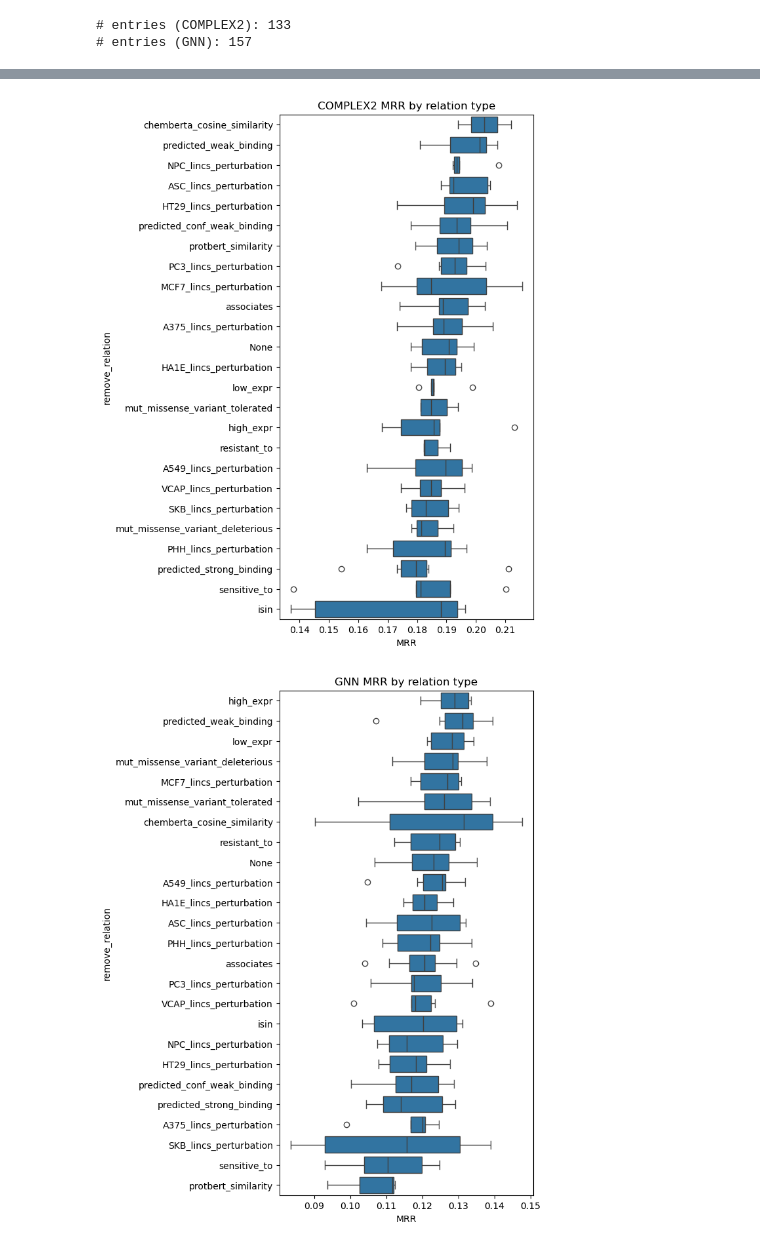
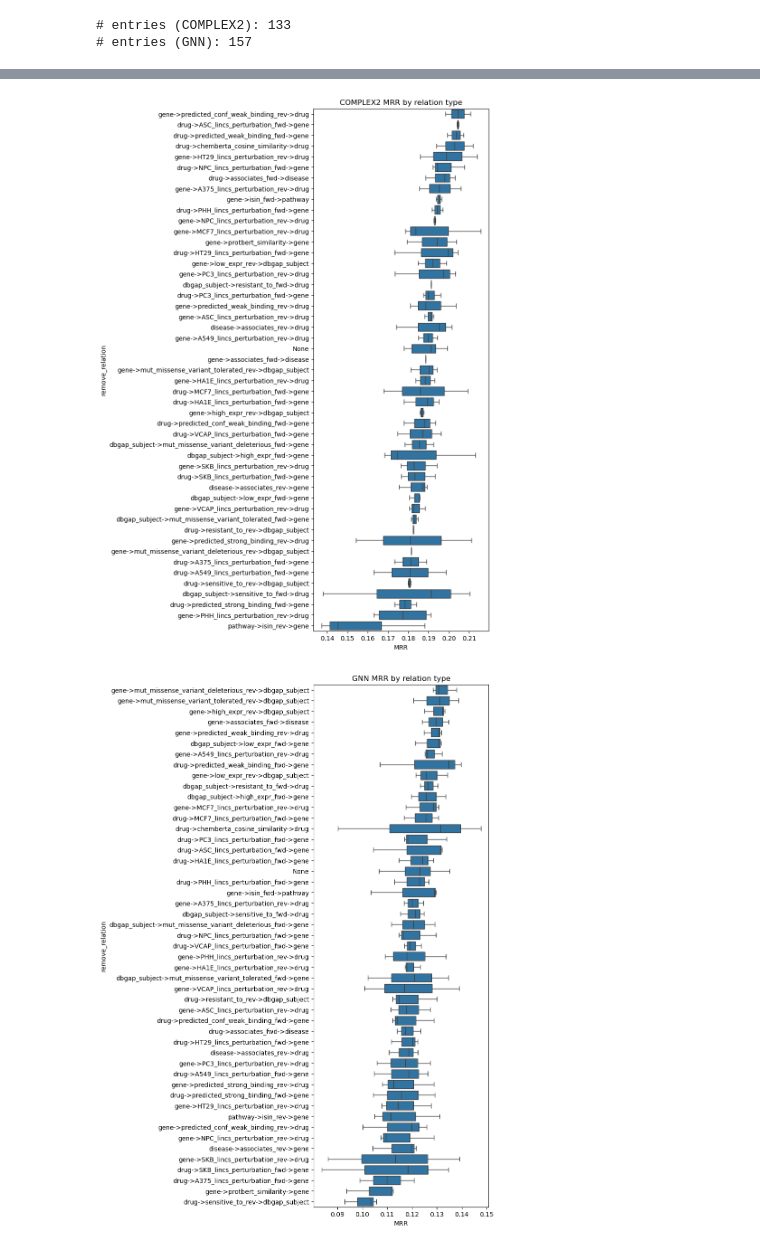
Before and after one commit to biodev/TKG-DTI, a Jupyter notebook: notebooks/relation_ablation_results.ipynb, the cells around one changed output, grey strips where cells are left out. Cells and saved outputs as stored; diff of their text form; code cells hidden in the pictures.

```diff
--- a/notebooks/relation_ablation_results.ipynb
+++ b/notebooks/relation_ablation_results.ipynb
@@ -20,13 +102,14 @@ def remove_dir(rel):
 # %%
 cpx_res = pd.read_csv(f'/home/teddy/local/TKG-DTI/output/ablation/tkge/COMPLEX2/{partition}_metrics.csv')
 gnn_res = pd.read_csv(f'/home/teddy/local/TKG-DTI/output/ablation/tkge/GNN/{partition}_metrics.csv')
-data = torch.load('/home/teddy/local/TKG-DTI/data/tkg/processed/FOLD_0/Data.pt', weights_only=False)
+#data = torch.load('/home/teddy/local/TKG-DTI/data/tkg/processed/FOLD_0/Data.pt', weights_only=False)
 
 print('# entries (COMPLEX2):', cpx_res.shape[0])
 print('# entries (GNN):', gnn_res.shape[0])
 
-rel2int = {k:v[0] for k,v in data.edge_reltype.items()}
-int2rel = {v:'->'.join(k) for k,v in rel2int.items()}
+#rel2int = {k:v[0] for k,v in data.edge_reltype.items()}
+#int2rel = {v:'->'.join(k) for k,v in rel2int.items()}
+int2rel = {k:'->'.join(v) for k,v in parsed_dict.items()}
 
 if group_relation_directions:
     int2rel = {k:remove_dir(v) for k,v in int2rel.items()}
@@ -138,18 +237,18 @@ res_wide.index.tolist()
 # %%
-plt.figure(figsize=(5, 10))
+plt.figure(figsize=(5,15))
 plt.title(f'COMPLEX2 {target_metric} by relation type')
 sbn.boxplot(y='remove_relation', x=target_metric, data=all_cpx, order=all_cpx.groupby('remove_relation')[[target_metric]].mean().sort_values(by=target_metric, ascending=False).index.tolist())
 plt.show()
 # %% [output]
-[figure, old version]
+[figure, new version]
 # %%
-plt.figure(figsize=(5, 10))
+plt.figure(figsize=(5, 15))
 plt.title(f'GNN {target_metric} by relation type')
 sbn.boxplot(y='remove_relation', x=target_metric, data=all_gnn, order=all_gnn.groupby('remove_relation')[[target_metric]].mean()\
             .sort_values(by=target_metric, ascending=False).index.tolist())
 plt.show()
 # %% [output]
-[figure, old version]
+[figure, new version]
 # %%
 plt.figure(figsize=(7,12))
 sbn.barplot(x='pval', y='remove_relation', hue='detrimental', data=res[lambda x: x.model == 'GNN'].reset_index())
```
Also changed, not shown: parts of 14 cells of this notebook, 29 other files.
